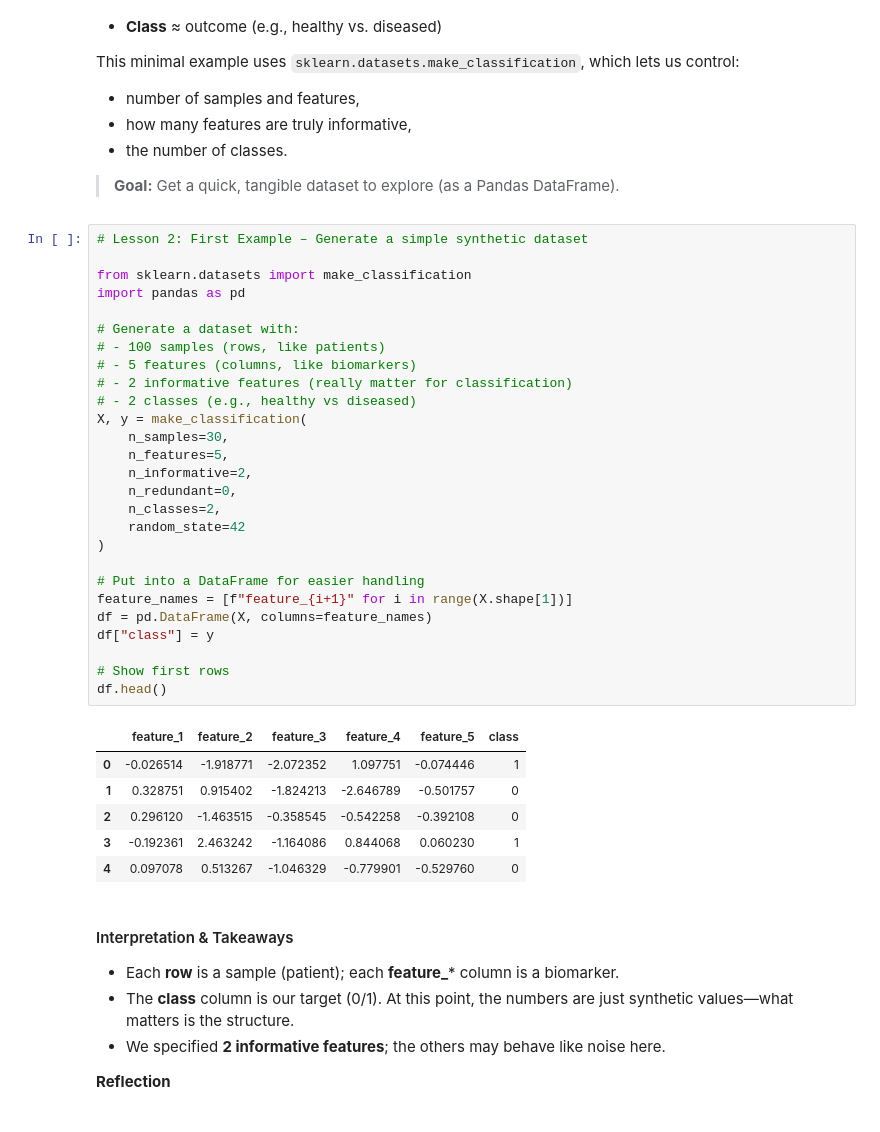
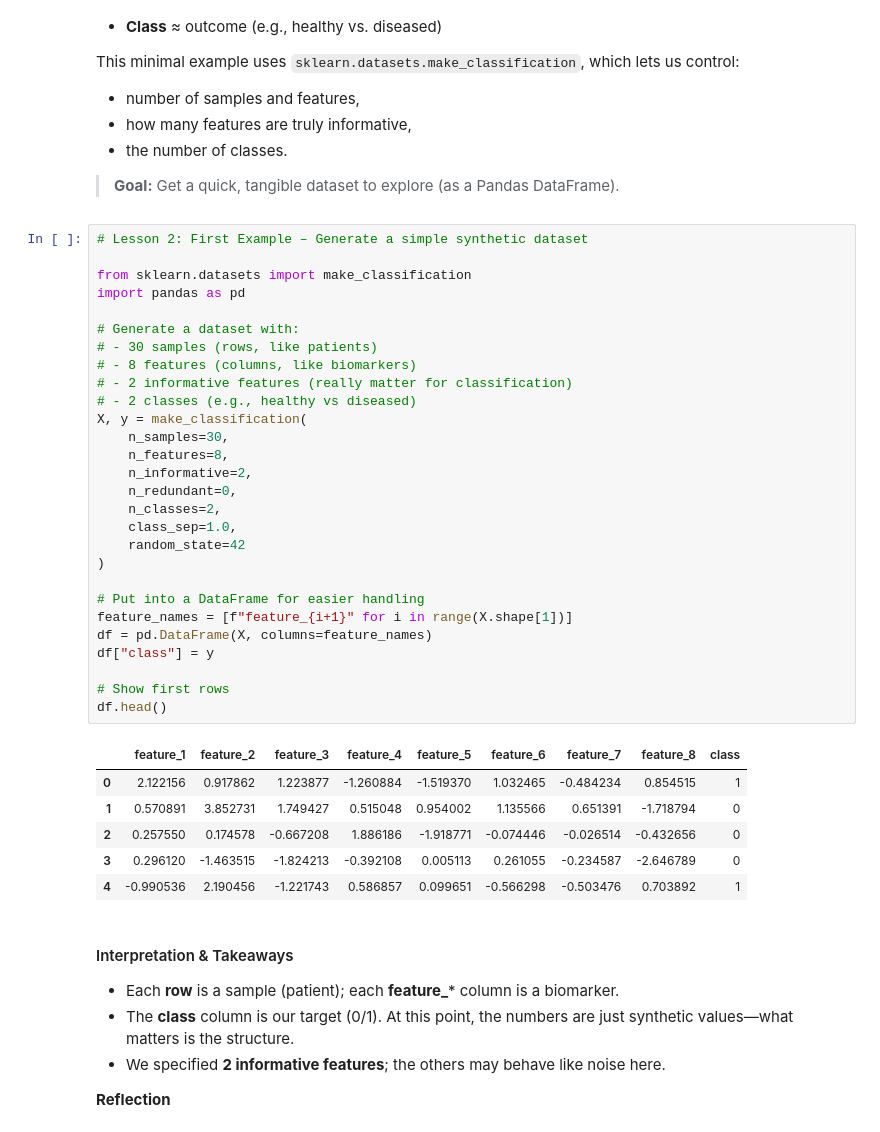
Before and after one commit to sigrun-may/synthetic-biomedical-data-course, a Jupyter notebook: notebooks/1.2-synthetic_biomedical_data.ipynb, the cells around one changed output. Cells and saved outputs as stored; diff of their text form.

```diff
--- a/notebooks/1.2-synthetic_biomedical_data.ipynb
+++ b/notebooks/1.2-synthetic_biomedical_data.ipynb
@@ -67,37 +67,38 @@ This minimal example uses `sklearn.datasets.make_classification`, which lets us
 # %%
 # Lesson 2: First Example – Generate a simple synthetic dataset
 
 from sklearn.datasets import make_classification
 import pandas as pd
 
 # Generate a dataset with:
-# - 100 samples (rows, like patients)
-# - 5 features (columns, like biomarkers)
+# - 30 samples (rows, like patients)
+# - 8 features (columns, like biomarkers)
 # - 2 informative features (really matter for classification)
 # - 2 classes (e.g., healthy vs diseased)
 X, y = make_classification(
     n_samples=30,
-    n_features=5,
+    n_features=8,
     n_informative=2,
     n_redundant=0,
     n_classes=2,
+    class_sep=1.0,
     random_state=42
 )
 
 # Put into a DataFrame for easier handling
 feature_names = [f"feature_{i+1}" for i in range(X.shape[1])]
 df = pd.DataFrame(X, columns=feature_names)
 df["class"] = y
 
 # Show first rows
 df.head()
 # %% [output]
-|  | feature_1 | feature_2 | feature_3 | feature_4 | feature_5 | class |
-| 0 | -0.026514 | -1.918771 | -2.072352 | 1.097751 | -0.074446 | 1 |
-| 1 | 0.328751 | 0.915402 | -1.824213 | -2.646789 | -0.501757 | 0 |
-| 2 | 0.296120 | -1.463515 | -0.358545 | -0.542258 | -0.392108 | 0 |
-| 3 | -0.192361 | 2.463242 | -1.164086 | 0.844068 | 0.060230 | 1 |
-| 4 | 0.097078 | 0.513267 | -1.046329 | -0.779901 | -0.529760 | 0 |
+|  | feature_1 | feature_2 | feature_3 | feature_4 | feature_5 | feature_6 | feature_7 | feature_8 | class |
+| 0 | 2.122156 | 0.917862 | 1.223877 | -1.260884 | -1.519370 | 1.032465 | -0.484234 | 0.854515 | 1 |
+| 1 | 0.570891 | 3.852731 | 1.749427 | 0.515048 | 0.954002 | 1.135566 | 0.651391 | -1.718794 | 0 |
+| 2 | 0.257550 | 0.174578 | -0.667208 | 1.886186 | -1.918771 | -0.074446 | -0.026514 | -0.432656 | 0 |
+| 3 | 0.296120 | -1.463515 | -1.824213 | -0.392108 | 0.005113 | 0.261055 | -0.234587 | -2.646789 | 0 |
+| 4 | -0.990536 | 2.190456 | -1.221743 | 0.586857 | 0.099651 | -0.566298 | -0.503476 | 0.703892 | 1 |
 # %% [markdown]
 #### Interpretation & Takeaways
 - Each **row** is a sample (patient); each **feature_*** column is a biomarker.
```
Also changed, not shown: parts of 3 cells of this notebook.
